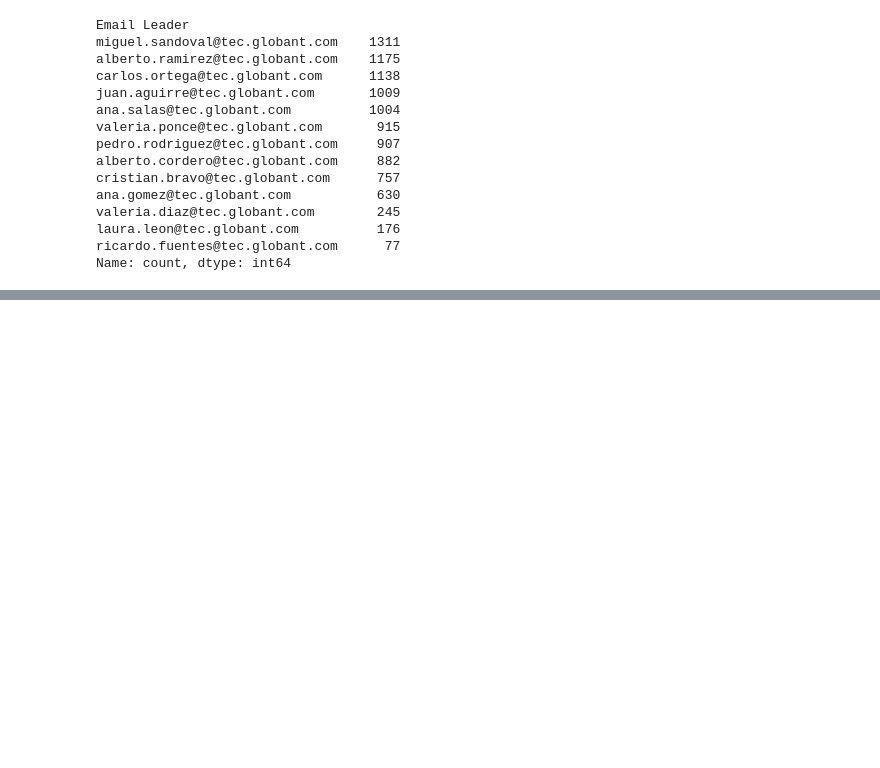
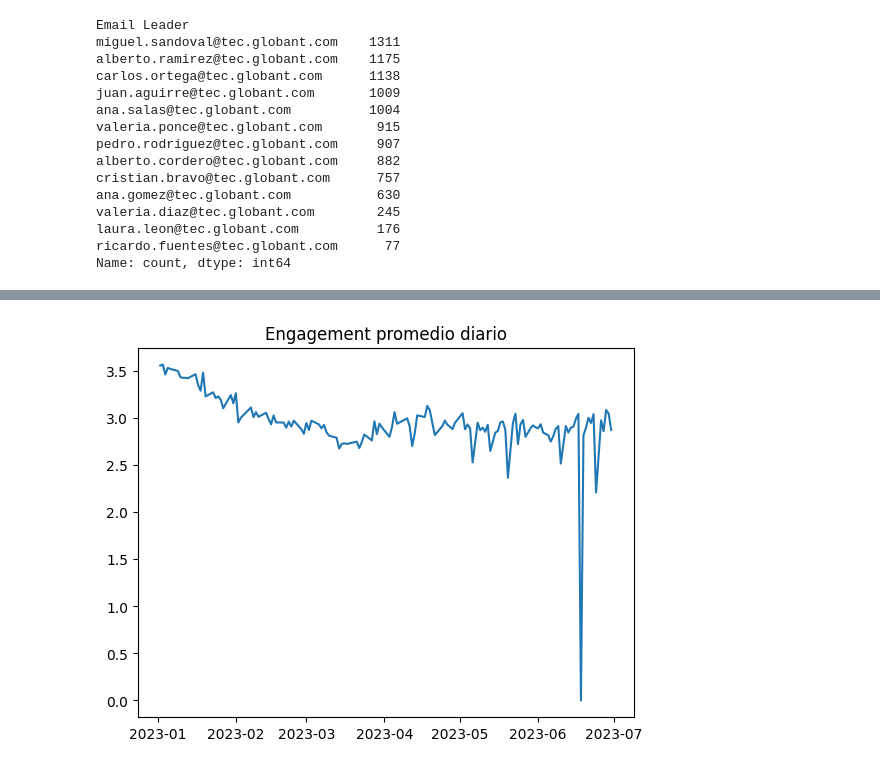
Before and after one commit to Gusty5/project_globant, a Jupyter notebook: notebooks/cleaning.ipynb, the cells around one changed output, grey strips where cells are left out. Saved outputs shown, nothing was run; the diff lists cells and outputs as text; code cells hidden in the pictures; blank space fills up the shorter version.

```diff
--- a/notebooks/cleaning.ipynb
+++ b/notebooks/cleaning.ipynb
@@ -147,0 +176,9 @@ memory usage: 1.3+ MB
+# %%
+# Promedio diario por fecha
+eng = (data.groupby('DateDT')['Engagement'].mean().reset_index())
+
+plt.plot(eng['DateDT'], eng['Engagement'])
+plt.title("Engagement promedio diario")
+plt.show()
+# %% [output]
+[figure, added]
```
Also changed, not shown: parts of 13 cells of this notebook.
